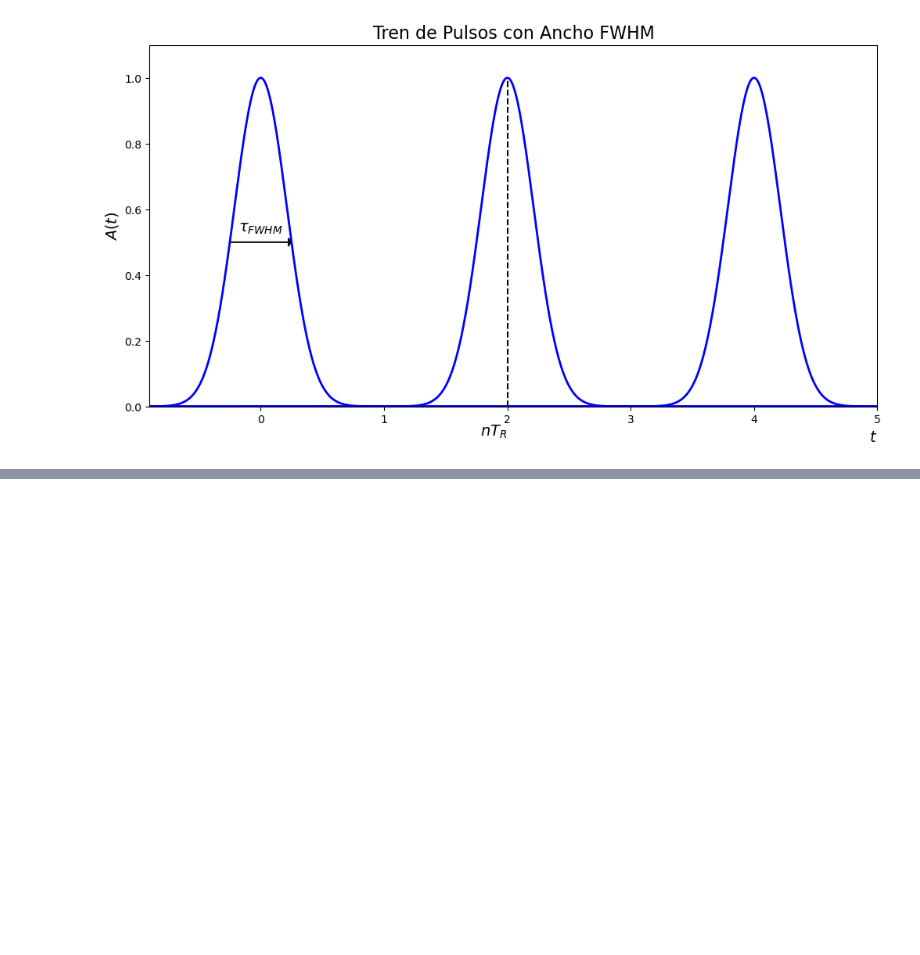
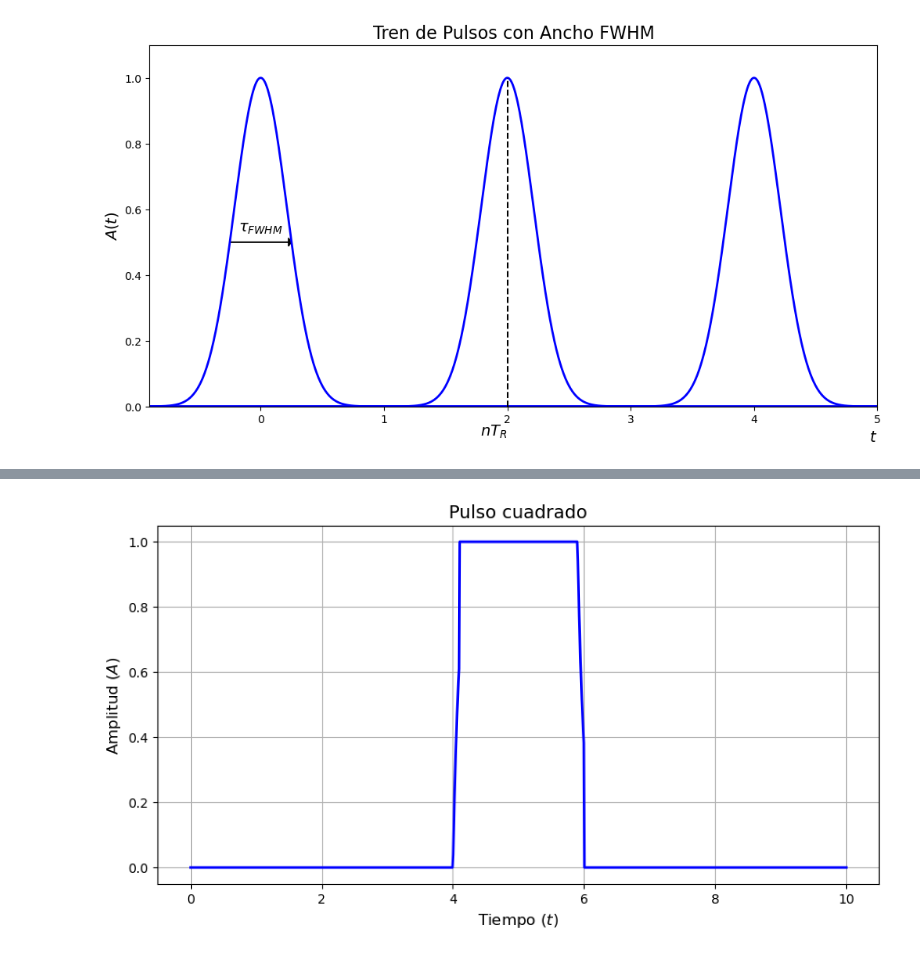
Before and after one commit to ComancheMario/Python-, a Jupyter notebook: Tesis/Sims.ipynb, the cells around one changed output, grey strips where cells are left out. Drawn from its saved outputs; the diff is of its cells as text; code cells hidden in the pictures; blank space fills up the shorter version.

Commit message:
pulsos representación

```diff
--- a/Tesis/Sims.ipynb
+++ b/Tesis/Sims.ipynb
@@ -888,0 +840,40 @@ plt.show()
+# %%
+import numpy as np
+import matplotlib.pyplot as plt
+
+# Parámetros del pulso
+A = 1.0          # Amplitud
+tau = 2.0        # Duración del pulso (ancho)
+t_rise = 0.1     # Tiempo de subida
+t_fall = 0.1     # Tiempo de bajada
+t0 = 5.0         # Centro del pulso
+
+# Función para generar el pulso
+def square_pulse(t, A, tau, t_rise, t_fall, t0):
+    pulse = np.zeros_like(t)
+    # Tiempos de subida/bajada
+    rise = (t >= t0 - tau/2) & (t < t0 - tau/2 + t_rise)
+    fall = (t >= t0 + tau/2 - t_fall) & (t < t0 + tau/2)
+    flat = (t >= t0 - tau/2 + t_rise) & (t < t0 + tau/2 - t_fall)
+    # Aplica subida exponencial
+    pulse[rise] = A * (1 - np.exp(-(t[rise] - (t0 - tau/2)) / t_rise))
+    # Parte plana
+    pulse[flat] = A
+    # Aplica bajada exponencial
+    pulse[fall] = A * np.exp(-(t[fall] - (t0 + tau/2 - t_fall)) / t_fall)
+    return pulse
+
+# Rango de tiempo
+t = np.linspace(0, 10, 1000)
+pulso = square_pulse(t, A, tau, t_rise, t_fall, t0)
+
+# Gráfico
+plt.figure(figsize=(10, 5))
+plt.plot(t, pulso, 'b-', linewidth=2)
+plt.xlabel("Tiempo ($t$)", fontsize=12)
+plt.ylabel("Amplitud ($A$)", fontsize=12)
+plt.title("Pulso cuadrado", fontsize=14)
+plt.grid(True)
+plt.show()
+# %% [output]
+[figure, added]
```
Also changed, not shown: parts of 3 cells of this notebook.
